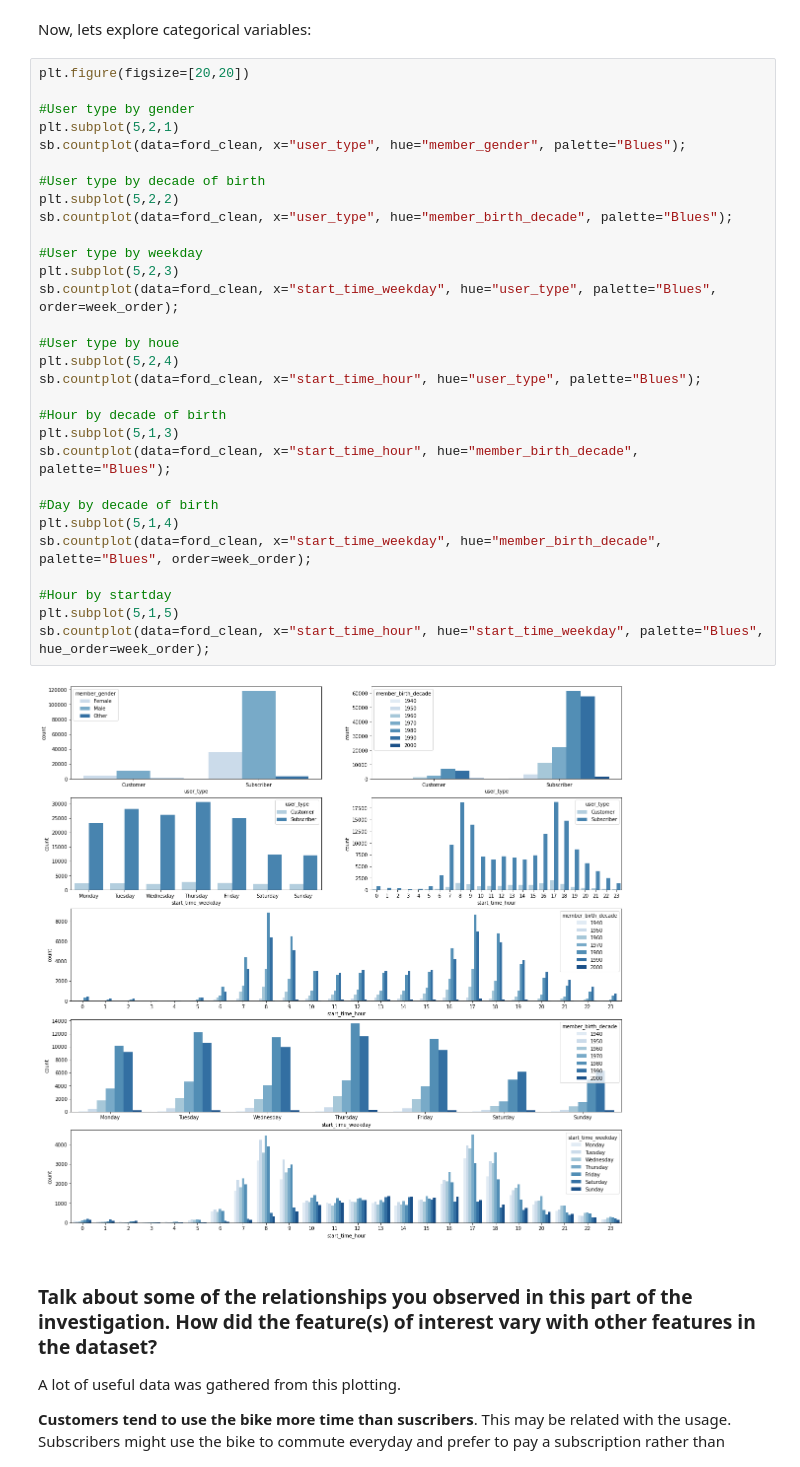
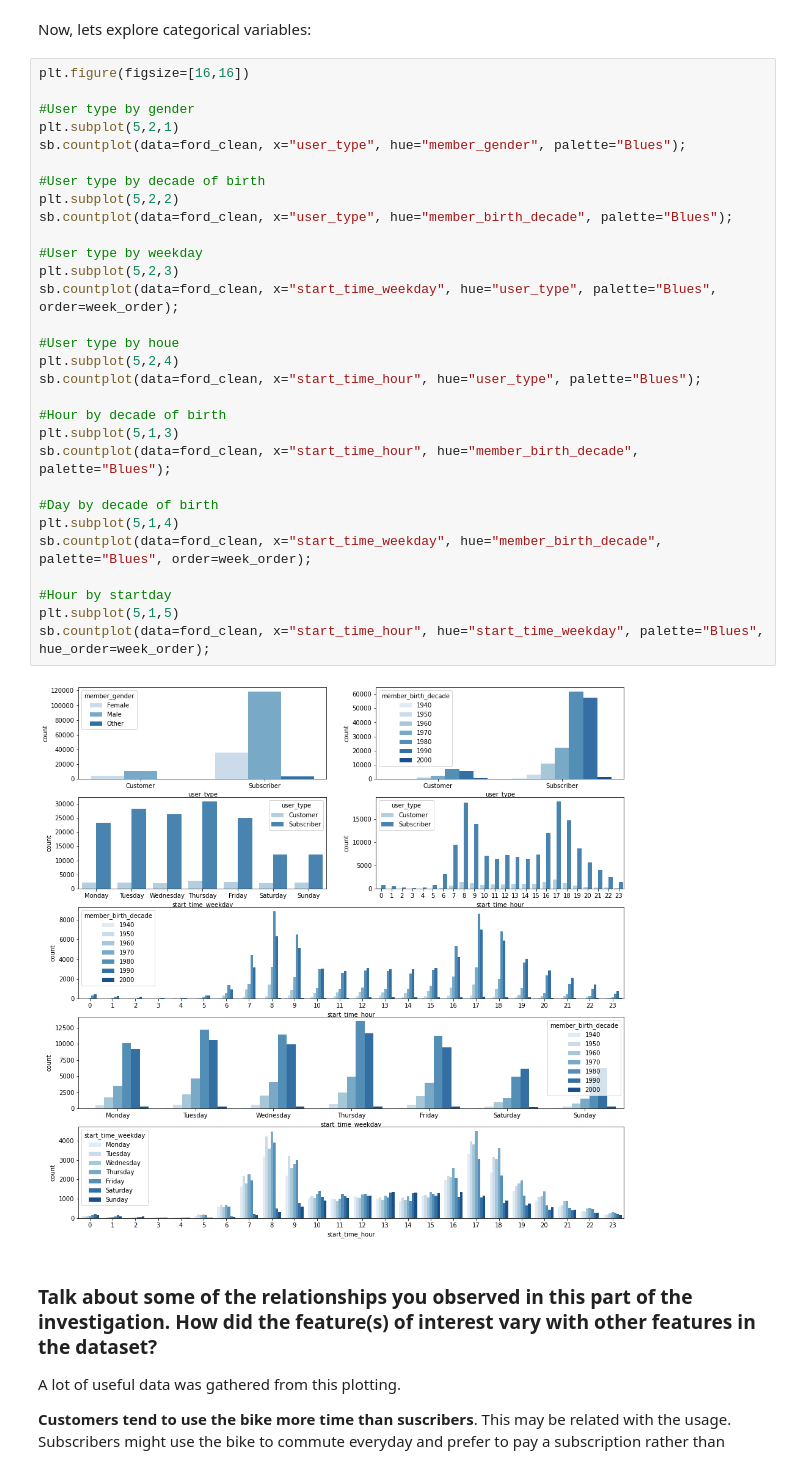
Before and after one commit to aingelmo/aingelmo.github.io, a Jupyter notebook: Project_5_Communicate-Data-Findings/exploration_template.ipynb, the cells around one changed output. Drawn from its saved outputs; the diff is of its cells as text.

```diff
--- a/Project_5_Communicate-Data-Findings/exploration_template.ipynb
+++ b/Project_5_Communicate-Data-Findings/exploration_template.ipynb
@@ -323,37 +323,37 @@ sb.boxplot(data=ford_clean, x="start_time_weekday", y="duration_sec", color=base
 # %% [markdown]
 Now, lets explore categorical variables:
 # %%
-plt.figure(figsize=[20,20])
+plt.figure(figsize=[16,16])
 
 #User type by gender
 plt.subplot(5,2,1)
 sb.countplot(data=ford_clean, x="user_type", hue="member_gender", palette="Blues");
 
 #User type by decade of birth
 plt.subplot(5,2,2)
 sb.countplot(data=ford_clean, x="user_type", hue="member_birth_decade", palette="Blues");
 
 #User type by weekday
 plt.subplot(5,2,3)
 sb.countplot(data=ford_clean, x="start_time_weekday", hue="user_type", palette="Blues", order=week_order);
 
 #User type by houe
 plt.subplot(5,2,4)
 sb.countplot(data=ford_clean, x="start_time_hour", hue="user_type", palette="Blues");
 
 #Hour by decade of birth
 plt.subplot(5,1,3)
 sb.countplot(data=ford_clean, x="start_time_hour", hue="member_birth_decade", palette="Blues");
 
 #Day by decade of birth
 plt.subplot(5,1,4)
 sb.countplot(data=ford_clean, x="start_time_weekday", hue="member_birth_decade", palette="Blues", order=week_order);
 
 #Hour by startday
 plt.subplot(5,1,5)
 sb.countplot(data=ford_clean, x="start_time_hour", hue="start_time_weekday", palette="Blues", hue_order=week_order);
 # %% [output]
-[figure, old version]
+[figure, new version]
 # %% [markdown]
 ### Talk about some of the relationships you observed in this part of the investigation. How did the feature(s) of interest vary with other features in the dataset?
 
```
Also changed, not shown: parts of 8 cells of this notebook, 1 other file.
